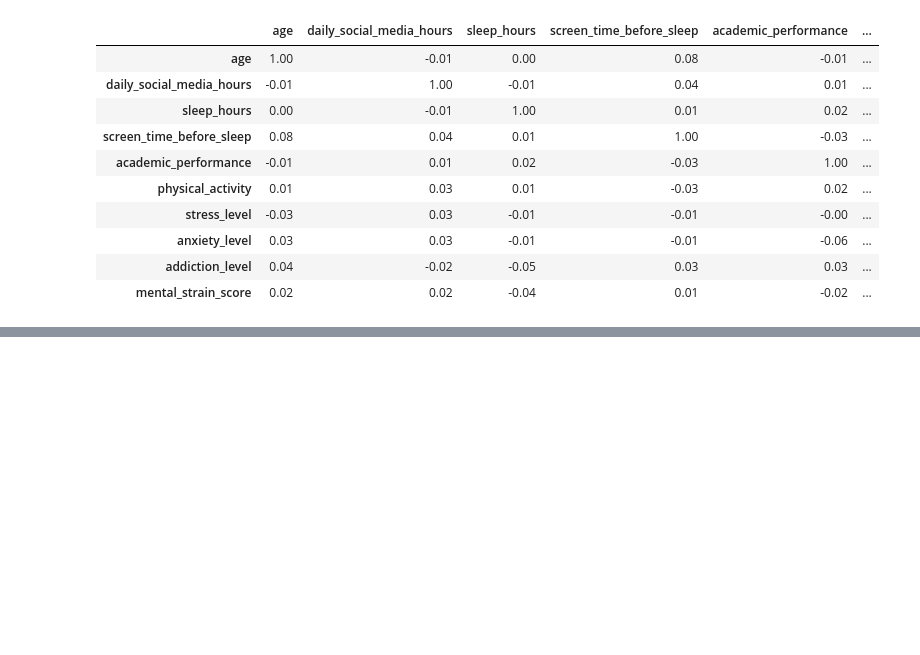
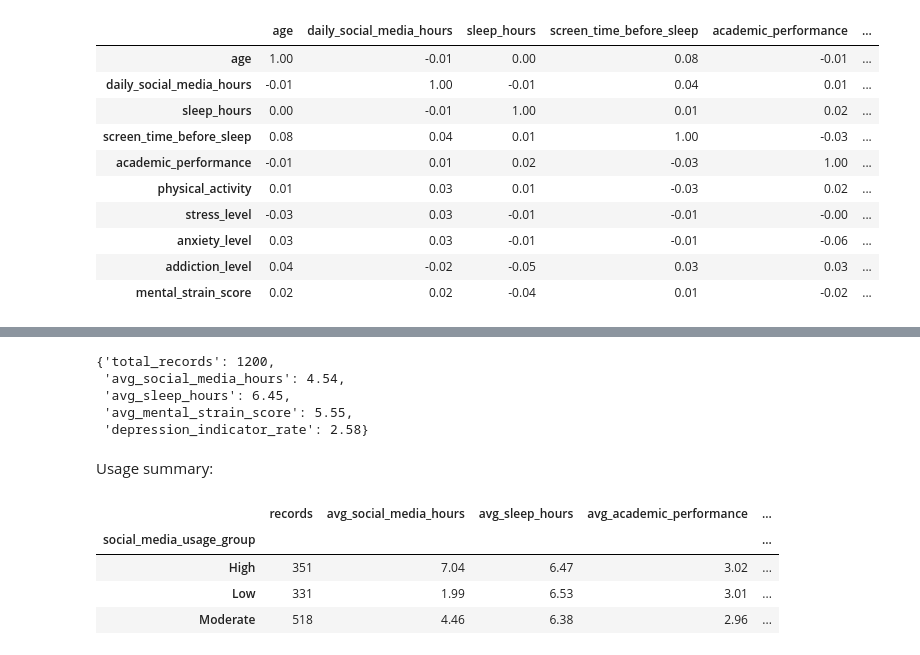
Before and after one commit to klidnenabrezi/data-modelling-kelompok-7, a Jupyter notebook: notebook/note-1.ipynb, the cells around one changed output, grey strips where cells are left out. Drawn from its saved outputs; the diff is of its cells as text; code cells hidden in the pictures; blank space fills up the shorter version.

```diff
--- a/notebook/note-1.ipynb
+++ b/notebook/note-1.ipynb
@@ -363,0 +385,34 @@ We look again which variable tells a story
+# %%
+overview_metrics = {
+    "total_records": len(df),
+    "avg_social_media_hours": float(round(df["daily_social_media_hours"].mean(), 2)),
+    "avg_sleep_hours": float(round(df["sleep_hours"].mean(), 2)),
+    "avg_mental_strain_score": float(round(df["mental_strain_score"].mean(), 2)),
+    "depression_indicator_rate": float(round(df["depression_label"].mean() * 100, 2))
+}
+
+overview_metrics
+# %% [output]
+{'total_records': 1200,
+ 'avg_social_media_hours': 4.54,
+ 'avg_sleep_hours': 6.45,
+ 'avg_mental_strain_score': 5.55,
+ 'depression_indicator_rate': 2.58}
+# %% [markdown]
+Usage summary:
+# %%
+usage_group_summary = df.groupby("social_media_usage_group").agg(
+    records=("social_media_usage_group", "count"),
+    avg_social_media_hours=("daily_social_media_hours", "mean"),
+    avg_sleep_hours=("sleep_hours", "mean"),
+    avg_academic_performance=("academic_performance", "mean"),
+    avg_mental_strain_score=("mental_strain_score", "mean")
+).round(2)
+
+usage_group_summary
+# %% [output]
+|  | records | avg_social_media_hours | avg_sleep_hours | avg_academic_performance | ... |
+| social_media_usage_group |  |  |  |  | ... |
+| High | 351 | 7.04 | 6.47 | 3.02 | ... |
+| Low | 331 | 1.99 | 6.53 | 3.01 | ... |
+| Moderate | 518 | 4.46 | 6.38 | 2.96 | ... |
```
Also changed, not shown: parts of 12 cells of this notebook, 1 other file.
